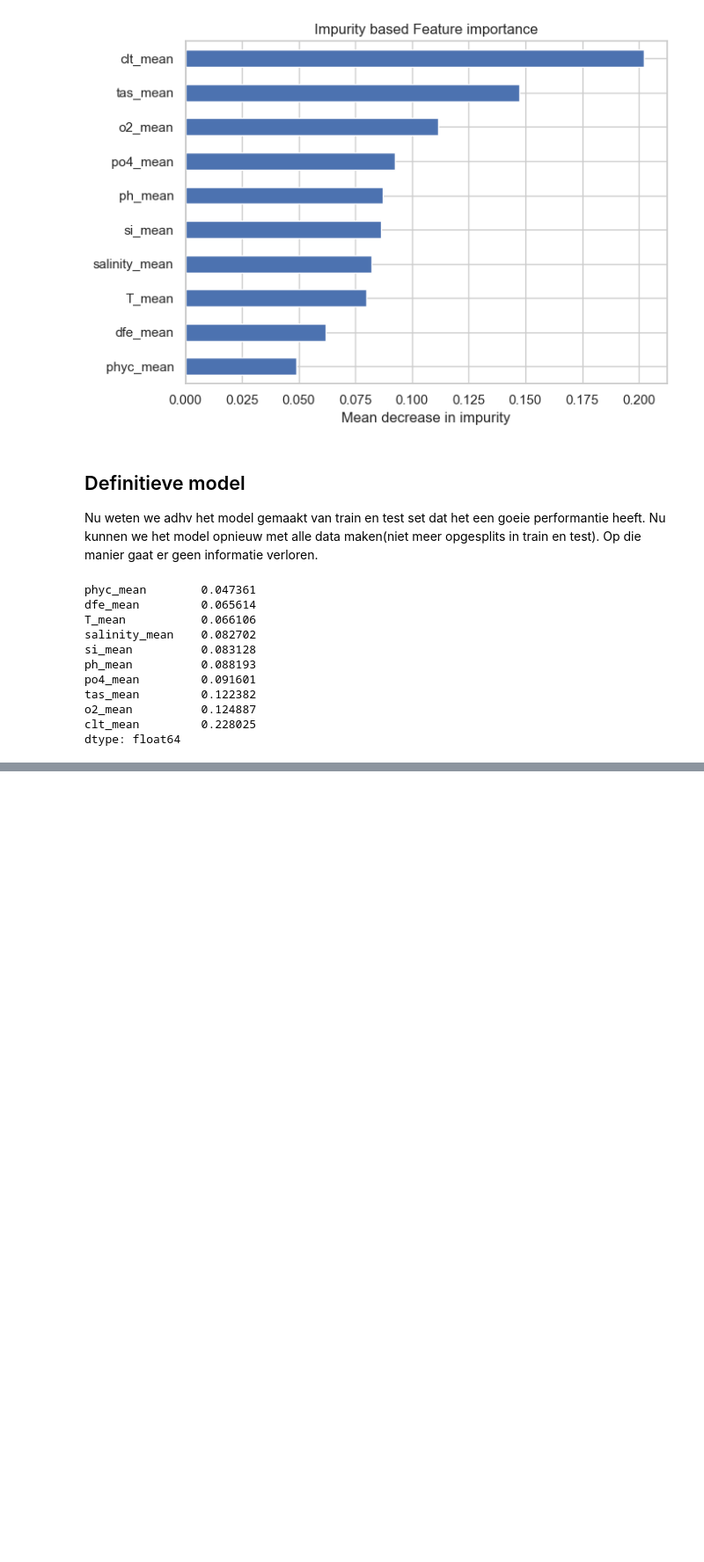
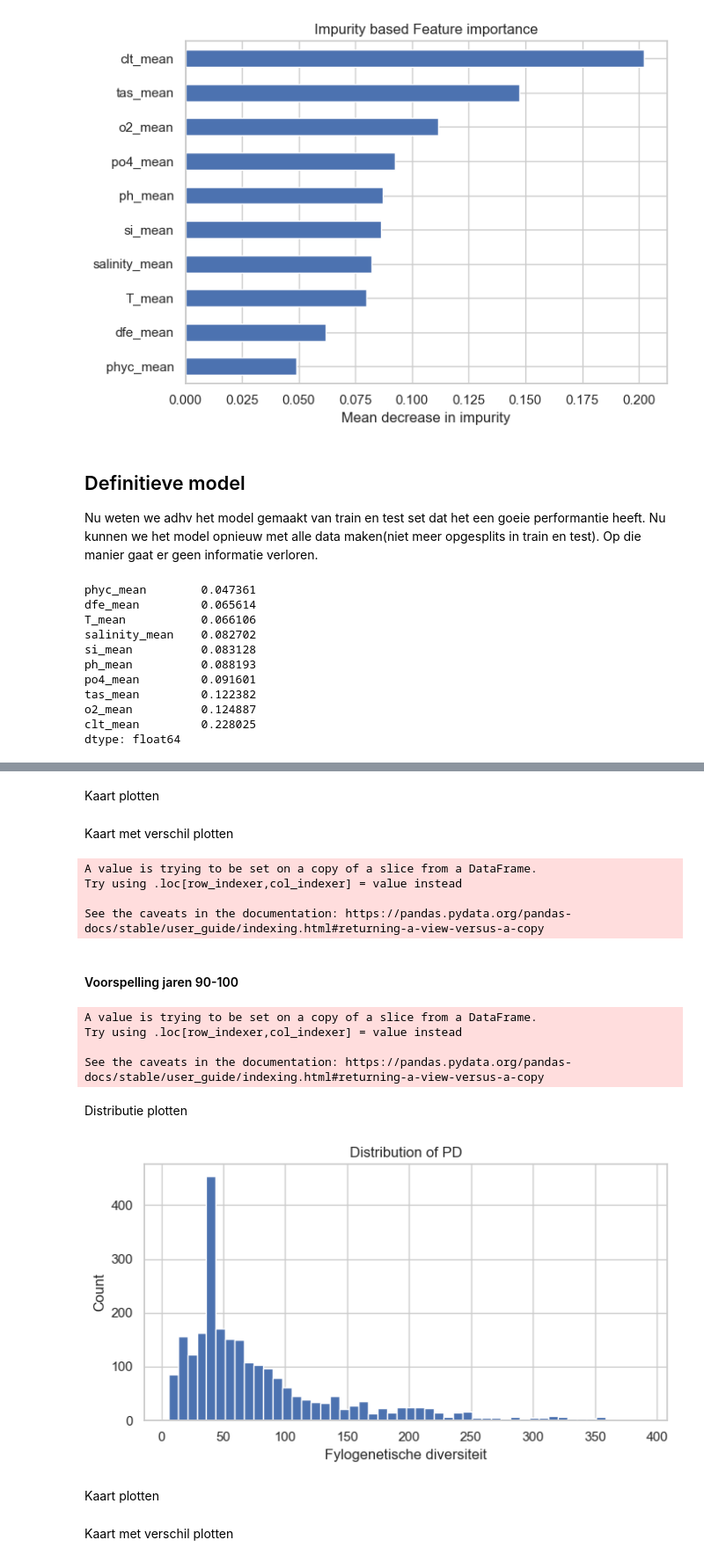
Before and after one commit to KatoMonteyne/Bachelorproef, a Jupyter notebook: Model PD.ipynb, the cells around one changed output, grey strips where cells are left out. Shown at 88% size. Drawn from its saved outputs; the diff is of its cells as text; code cells hidden in the pictures; blank space fills up the shorter version.

```diff
--- a/Model PD.ipynb
+++ b/Model PD.ipynb
@@ -895,0 +907,2 @@ fig.show()
+# %% [markdown]
+Kaart plotten
@@ -895,0 +936,56 @@ fig.show()
+# %% [markdown]
+Kaart met verschil plotten
+# %%
+PD_SSP119_50_60["Relatief verschil"] = (PD_SSP119_50_60["PD"] - df_bio["PD"])/df_bio["PD"]
+fig_PD_SSP119_50_60_verschil = px.scatter_geo(
+    PD_SSP119_50_60,
+    lat="lat_deg",
+    lon="long_deg",
+    color="Relatief verschil",   # kleurt de punten op basis van het verschil in fylogenetische diversiteit
+    hover_name="PD",
+    projection="natural earth",    # mooie wereldkaart
+    title = "Verschil in fylogenetische diversiteit (SSP119 (2050-2060) vs Huidige situatie)"
+)
+
+fig_PD_SSP119_50_60_verschil.update_layout(
+    title=dict(
+        font=dict(size=32),
+    ),
+    coloraxis_colorbar=dict(
+        title=dict(font=dict(size=24)),  # titel "PD"
+        tickfont=dict(size=18)            # cijfers op de kleurenschaal
+    )
+)
+
+fig_PD_SSP119_50_60_verschil.show()
+# %% [output]
+A value is trying to be set on a copy of a slice from a DataFrame.
+Try using .loc[row_indexer,col_indexer] = value instead
+
+See the caveats in the documentation: https://pandas.pydata.org/pandas-docs/stable/user_guide/indexing.html#returning-a-view-versus-a-copy
+# %% [markdown]
+#### Voorspelling jaren 90-100
+# %%
+X_SSP119_90_100 = PD_SSP119_90_100[selected_features_RFECV]
+y_SSP119_90_100 = rf_selected_RFECV.predict(X_SSP119_90_100)
+
+PD_SSP119_90_100["PD"] =  y_SSP119_90_100
+# %% [output]
+A value is trying to be set on a copy of a slice from a DataFrame.
+Try using .loc[row_indexer,col_indexer] = value instead
+
+See the caveats in the documentation: https://pandas.pydata.org/pandas-docs/stable/user_guide/indexing.html#returning-a-view-versus-a-copy
+# %% [markdown]
+Distributie plotten
+# %%
+fig, ax = plt.subplots(figsize=(7, 4))
+ax.hist(PD_SSP119_50_60["PD"], bins=50, edgecolor="white")
+ax.set_xlabel("Fylogenetische diversiteit")
+ax.set_ylabel("Count")
+ax.set_title("Distribution of PD")
+plt.tight_layout()
+plt.show()
+# %% [output]
+[figure, added]
+# %% [markdown]
+Kaart plotten
@@ -895,0 +1016,2 @@ fig.show()
+# %% [markdown]
+Kaart met verschil plotten
```
Also changed, not shown: parts of 63 cells of this notebook.
